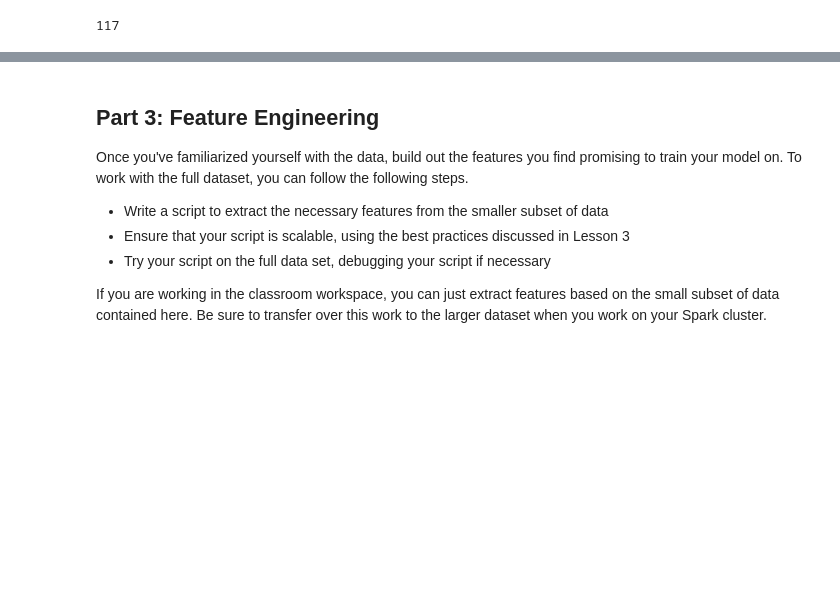
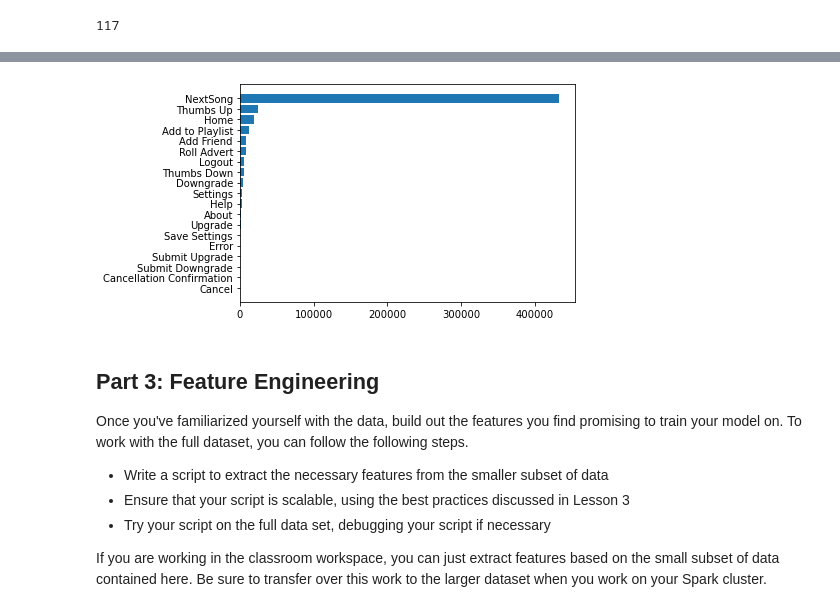
Before and after one commit to texcindy99/Spark_Machine_Learning, a Jupyter notebook: Spark_ML_Music_Service.ipynb, the cells around one changed output, grey strips where cells are left out. Drawn from its saved outputs; the diff is of its cells as text; code cells hidden in the pictures; blank space fills up the shorter version.

```diff
--- a/Spark_ML_Music_Service.ipynb
+++ b/Spark_ML_Music_Service.ipynb
@@ -203,3 +213,16 @@ only showing top 20 rows
+# %%
+user_activity = spark.sql('''
+          SELECT page, COUNT(*) as activity_count
+          FROM df_cleaned
+          GROUP BY page
+          ORDER BY COUNT(*)
+          '''
+          )
+# %%
+user_activity = user_activity.toPandas()
+plt.barh(user_activity.page, user_activity.activity_count);
+# %% [output]
+[figure, added]
 # %% [markdown]
 ## <a class="anchor" id="part3"> Part 3: Feature Engineering </a>
 
```
Also changed, not shown: parts of 5 cells of this notebook.
